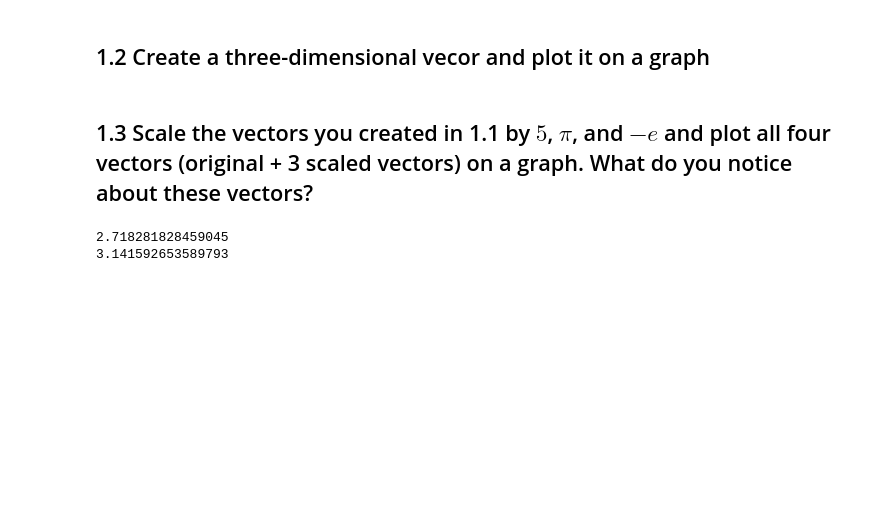
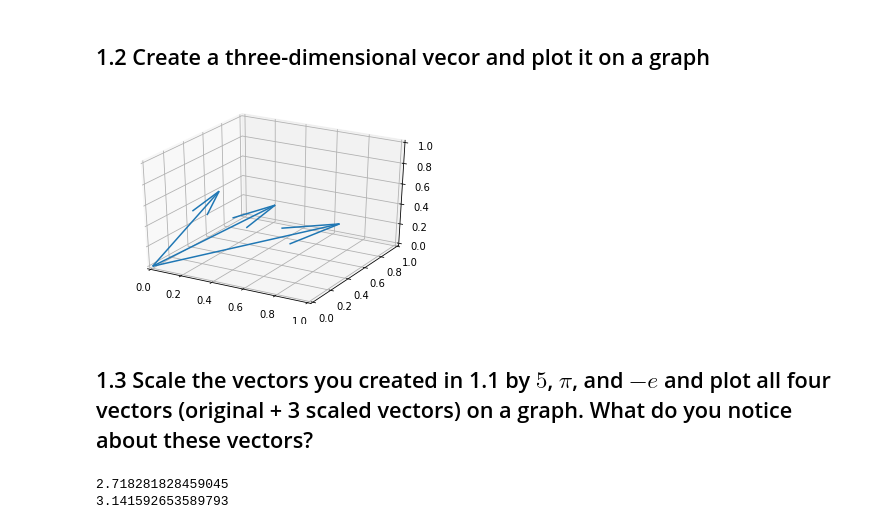
Before and after one commit to alifarah94/DS-Unit-1-Sprint-3-Linear-Algebra, a Jupyter notebook: Week_3_Day_1_DS_131_Vectors_and_Matrices_Assignment.ipynb, the cells around one changed output. Drawn from its saved outputs; the diff is of its cells as text; code cells hidden in the pictures; blank space fills up the shorter version.

```diff
--- a/Week_3_Day_1_DS_131_Vectors_and_Matrices_Assignment.ipynb
+++ b/Week_3_Day_1_DS_131_Vectors_and_Matrices_Assignment.ipynb
@@ -9,5 +21,24 @@ For the questions below it is not sufficient to simply provide answer to the que
 # %% [markdown]
 ## 1.2 Create a three-dimensional vecor and plot it on a graph
+# %%
+three_D_1 = np.array([0,0,0,0.5,0.5,0.5])
+three_D_2= np.array([0,0,0,.2,.4,.6])
+three_D_3 = np.array([0,0,0,.8,0.7,0.3])
+
+vectors = np.array([[0, 0, 0, .5, .5, .5],
+                    [0, 0, 0, .2, .4, .6],
+                    [0, 0, 0, .8, 0.7, 0.3]])
+
+X,Y,Z,U,V,W = zip(*vectors)
+fig = plt.figure() # create graph
+ax = fig.add_subplot(111, projection='3d')
+ax.quiver(X,Y,Z,U,V,W, length=1)
+ax.set_xlim([0, 1])
+ax.set_ylim([0, 1])
+ax.set_zlim([0, 1])
+plt.show()
+# %% [output]
+[figure, added]
 # %% [markdown]
 ## 1.3 Scale the vectors you created in 1.1 by $5$, $\pi$, and $-e$ and plot all four vectors (original + 3 scaled vectors) on a graph. What do you notice about these vectors?
 # %%
```
Also changed, not shown: parts of 22 cells of this notebook.
